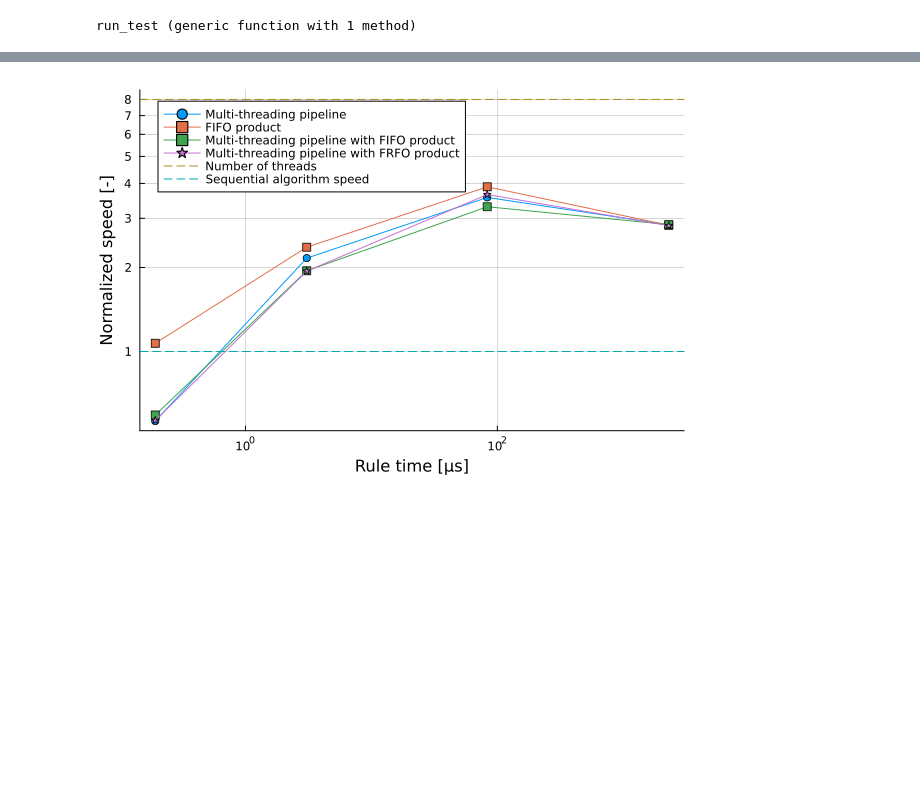
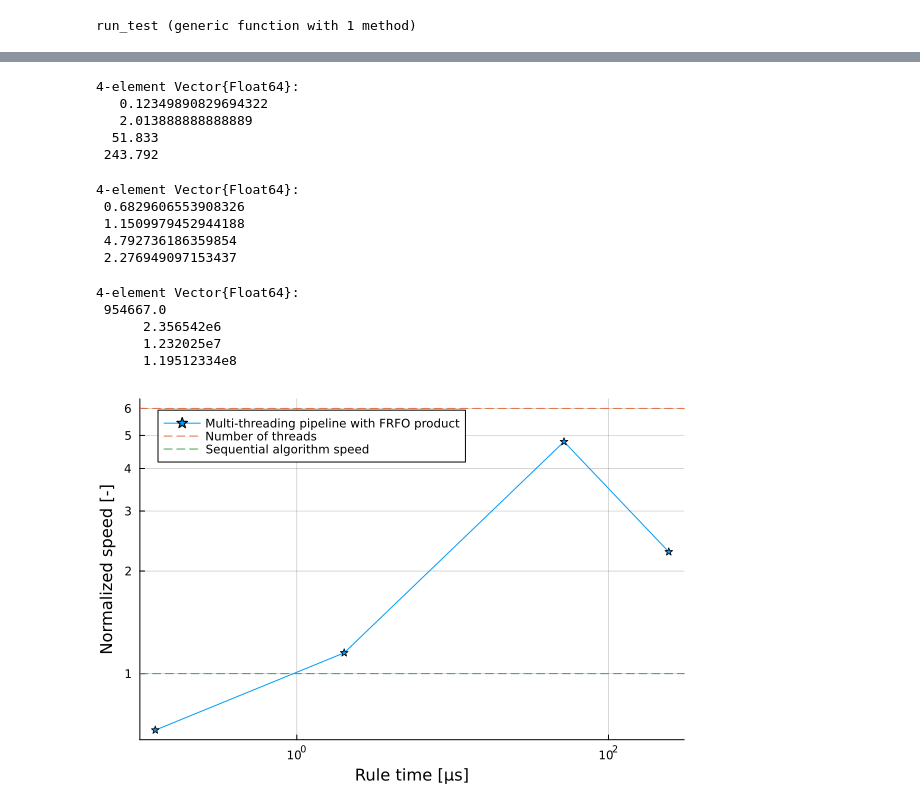
Before and after one commit to biaslab/ThesisParallelMP, a Jupyter notebook: benchmarks/coin_toss.ipynb, the cells around one changed output, grey strips where cells are left out. Saved outputs shown, nothing was run; the diff lists cells and outputs as text; code cells hidden in the pictures; blank space fills up the shorter version.

Commit message:
Update benchmarks

```diff
--- a/benchmarks/coin_toss.ipynb
+++ b/benchmarks/coin_toss.ipynb
@@ -48,0 +102,14 @@ Beta{Float64}(α=3.0, β=11.0)
+# %%
+function run_big_benchmark(combinations, sizes; nsamples = 10, dataset = dataset, prior = prior)
+    return map(sizes) do size
+
+        results = Dict()
+
+        @showprogress for (key, combination) in combinations
+            _b_combination = prepare_benchmark(combination[1], combination[2], dataset, prior, MyCustomRule(size))
+            results[key] = execute_benchmark(_b_combination, nsamples)
+        end
+
+        return (size, results)
+    end
+end
@@ -48,0 +118,10 @@ Beta{Float64}(α=3.0, β=11.0)
+# %%
+combinations = [
+    :sequential => (nothing, nothing),
+    :parallel_fifo_prod => (CustomProdStrategy(fifo_prod), nothing),
+    :parallel_fifo_prod_threadsx => (CustomProdStrategy(fifo_prod_threadsx), nothing),
+    :parallel_pipeline => (nothing, ThreadsPipelineStage()),
+    :parallel_ipipeline => (nothing, IThreadsPipelineStage()),
+    :parallel_fifo_pipeline => (CustomProdStrategy(fifo_prod), ThreadsPipelineStage()),
+    :parallel_fifo_ipipeline => (CustomProdStrategy(fifo_prod), IThreadsPipelineStage()),
+]
@@ -48,0 +137,10 @@ Beta{Float64}(α=3.0, β=11.0)
+# %%
+results = run_big_benchmark(combinations, 10:20);
+# %%
+sizes = getindex.(results, 1)
+benchmarks = getindex.(results, 2)
+names = first.(combinations)
+
+points = map(names) do name
+    name => minimum.(getindex.(benchmarks, name))
+end |> Dict
@@ -174,21 +270,45 @@ rel_speed_fifo = time_s ./ time_fifo
 rel_speed_mtp_fifo = time_s ./ time_mtp_fifo
 rel_speed_mtp_frfo = time_s ./ time_mtp_frfo
 rule_time_ms = rule_time / 1000;
+# %%
+rule_time_ms
+# %% [output]
+4-element Vector{Float64}:
+   0.12349890829694322
+   2.013888888888889
+  51.833
+ 243.792
+# %%
+rel_speed_mtp_frfo
+# %% [output]
+4-element Vector{Float64}:
+ 0.6829606553908326
+ 1.1509979452944188
+ 4.792736186359854
+ 2.276949097153437
+# %%
+time_mtp_frfo
+# %% [output]
+4-element Vector{Float64}:
+ 954667.0
+      2.356542e6
+      1.232025e7
+      1.19512334e8
 # %%
 plot(
     xaxis=:log,
     yaxis=:log,
     legend=:topleft,
     xlabel="Rule time [μs]",
     ylabel="Normalized speed [-]",
     yticks=([1:Threads.nthreads(:interactive);], [string(a) for a in 1:Threads.nthreads(:interactive)]),
     gridalpha=0.3,
 )
-plot!(rule_time_ms, rel_speed_mtp, markershape=:circle, label="Multi-threading pipeline")
-plot!(rule_time_ms, rel_speed_fifo, markershape=:rect, label="FIFO product")
-plot!(rule_time_ms, rel_speed_mtp_fifo, markershape=:rect, label="Multi-threading pipeline with FIFO product")
+# plot!(rule_time_ms, rel_speed_mtp, markershape=:circle, label="Multi-threading pipeline")
+# plot!(rule_time_ms, rel_speed_fifo, markershape=:rect, label="FIFO product")
+# plot!(rule_time_ms, rel_speed_mtp_fifo, markershape=:rect, label="Multi-threading pipeline with FIFO product")
 plot!(rule_time_ms, rel_speed_mtp_frfo, markershape=:star5, label="Multi-threading pipeline with FRFO product")
 hline!([Threads.nthreads(:interactive)], linestyle=:dash, label="Number of threads")
 hline!([1], linestyle=:dash, label="Sequential algorithm speed")
 # %% [output]
-[figure, old version]
+[figure, new version]
```
Also changed, not shown: parts of 36 cells of this notebook, 2 other files.
